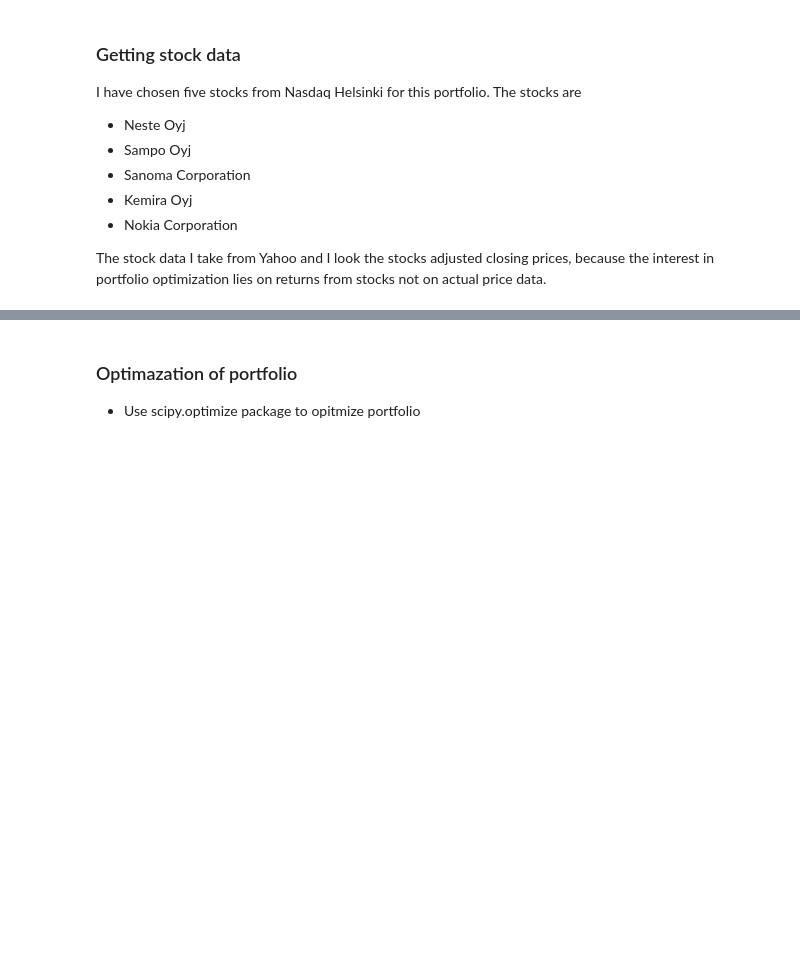
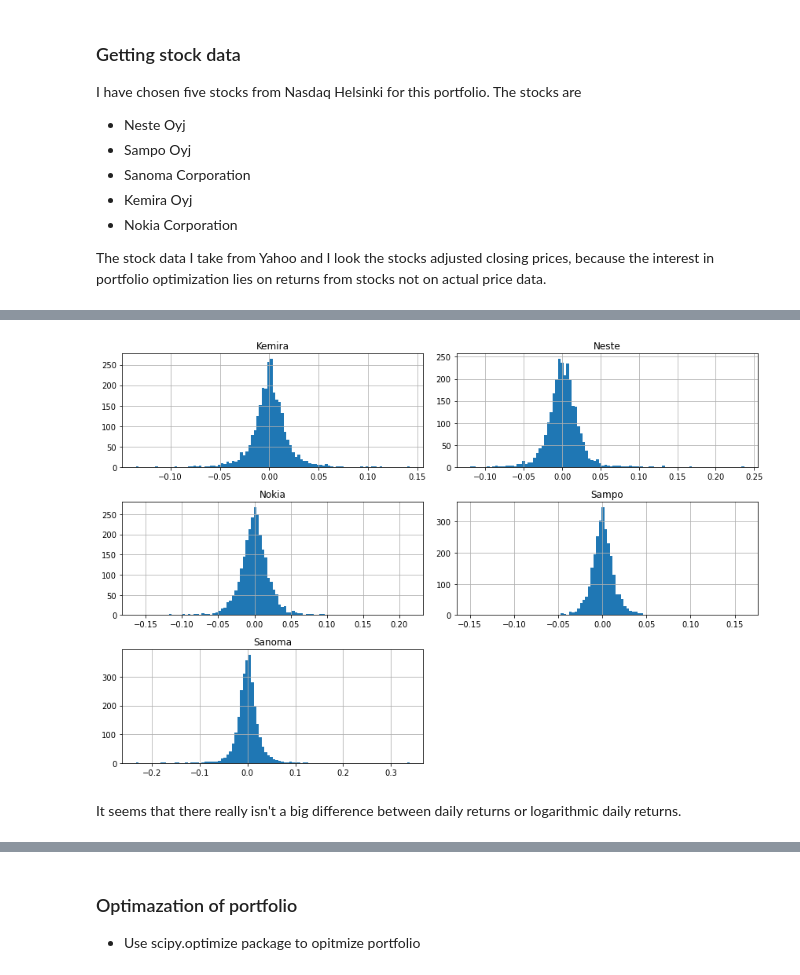
Before and after one commit to sarogov/basic-stock-analysis, a Jupyter notebook: Optimization_of_a_portfolio.ipynb, the cells around one changed output, grey strips where cells are left out. Cells and saved outputs as stored; diff of their text form; code cells hidden in the pictures; blank space fills up the shorter version.

```diff
--- a/Optimization_of_a_portfolio.ipynb
+++ b/Optimization_of_a_portfolio.ipynb
@@ -97,0 +100,7 @@ plt.tight_layout();
+# %%
+simple_daily_returns.hist(bins=100, figsize = (12,8))
+plt.tight_layout();
+# %% [output]
+[figure, added]
+# %% [markdown]
+It seems that there really isn't a big difference between daily returns or logarithmic daily returns.
```
Also changed, not shown: parts of 13 cells of this notebook.
